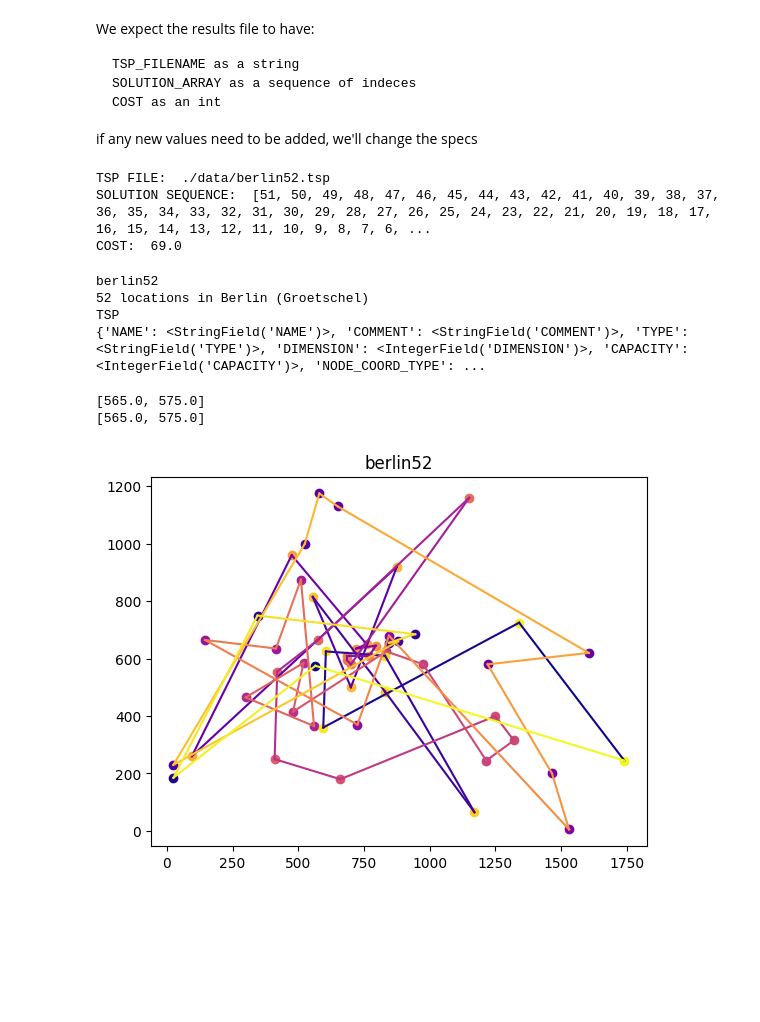
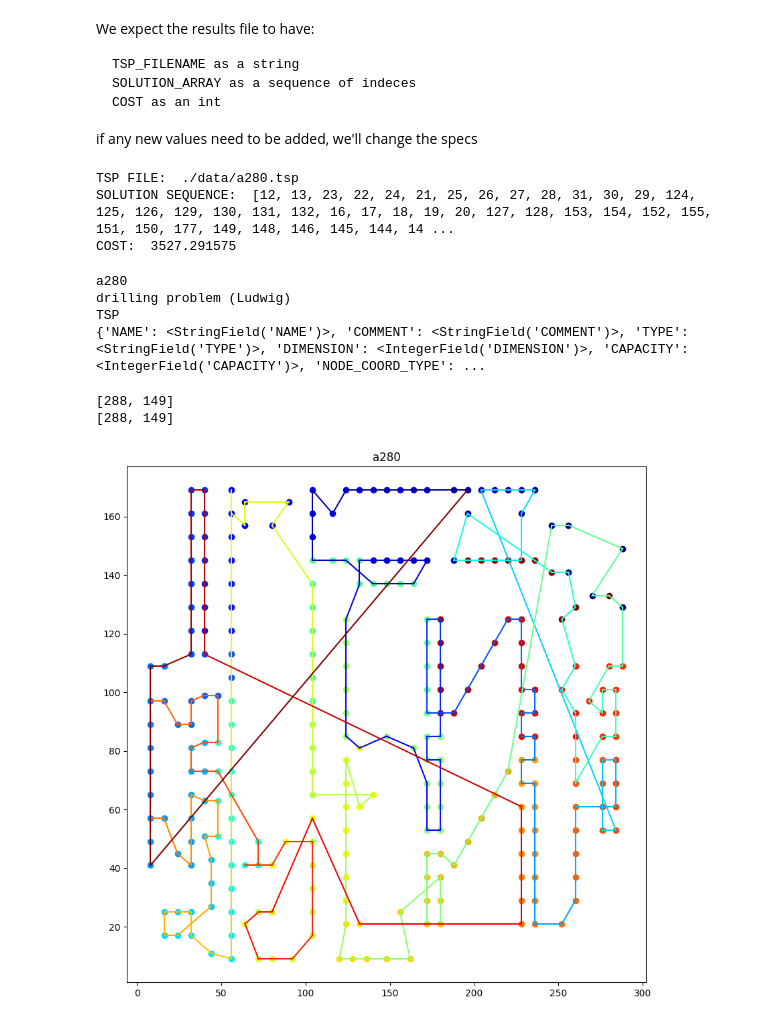
Before and after one commit to Udinanon/Operational_Research_2, a Jupyter notebook: plotter/plot.ipynb, the cells around one changed output. Cells and saved outputs as stored; diff of their text form; code cells hidden in the pictures; blank space fills up the shorter version.

```diff
--- a/plotter/plot.ipynb
+++ b/plotter/plot.ipynb
@@ -14,7 +14,7 @@ if any new values need to be added, we'll change the specs
 # %%
 # read results file
 
-results_file = "../results/dummy_result.txt"
+results_file = "../results/solution2.txt"
 with open(results_file) as results:
     text = results.readlines()
 tsp_file = text[0].strip()
@@ -24,9 +24,9 @@ print("TSP FILE: ", tsp_file)
 print("SOLUTION SEQUENCE: ", solution)
 print("COST: ", cost)
 # %% [output]
-TSP FILE:  ./data/berlin52.tsp
-SOLUTION SEQUENCE:  [51, 50, 49, 48, 47, 46, 45, 44, 43, 42, 41, 40, 39, 38, 37, 36, 35, 34, 33, 32, 31, 30, 29, 28, 27, 26, 25, 24, 23, 22, 21, 20, 19, 18, 17, 16, 15, 14, 13, 12, 11, 10, 9, 8, 7, 6, ...
-COST:  69.0
+TSP FILE:  ./data/a280.tsp
+SOLUTION SEQUENCE:  [12, 13, 23, 22, 24, 21, 25, 26, 27, 28, 31, 30, 29, 124, 125, 126, 129, 130, 131, 132, 16, 17, 18, 19, 20, 127, 128, 153, 154, 152, 155, 151, 150, 177, 149, 148, 146, 145, 144, 14 ...
+COST:  3527.291575
 # %%
 problem = tsplib95.load("."+tsp_file)# convert from worpsace folder to local folder
 print(problem.name)
@@ -34,8 +34,8 @@ print(problem.comment)
 print(problem.type)
 print(problem.fields_by_keyword)
 # %% [output]
-berlin52
-52 locations in Berlin (Groetschel)
+a280
+drilling problem (Ludwig)
 TSP
 {'NAME': <StringField('NAME')>, 'COMMENT': <StringField('COMMENT')>, 'TYPE': <StringField('TYPE')>, 'DIMENSION': <IntegerField('DIMENSION')>, 'CAPACITY': <IntegerField('CAPACITY')>, 'NODE_COORD_TYPE': ...
 # %%
@@ -46,32 +46,32 @@ print(coordinates[0])
 print(problem.node_coords[1])
 coordinates = np.array(coordinates)
 # %% [output]
-[565.0, 575.0]
-[565.0, 575.0]
+[288, 149]
+[288, 149]
 # %%
-fig, ax = plt.subplots()
+fig, ax = plt.subplots(figsize=(10, 10))
 
-colormap = plt.cm.plasma # colormap to define color cycle
+colormap = plt.cm.jet # colormap to define color cycle
 colors = [colormap(i) for i in np.linspace(0, 1, problem.dimension)]
 
 for index in range(problem.dimension):
     x, y = coordinates[index]
     ax.scatter(x, y, c=colors[index]) # draw nodes
 
 for i in range(problem.dimension):
     sol_index = solution[i]
     x, y = coordinates[sol_index]
     next_index = solution[(i + 1) % problem.dimension]
     next_x, next_y = coordinates[next_index]
     ax.plot([x, next_x], [y, next_y], c=colors[i])
 
 
 
 
 ax.set_title(problem.name)
 
 fig.show()
 # %% [output]
-[figure, old version]
+[figure, new version]
 # %%
 ## Oddly seems to have arroows in the wrong directionsolution
```
Also changed, not shown: parts of 1 cell of this notebook, 3 other files.
